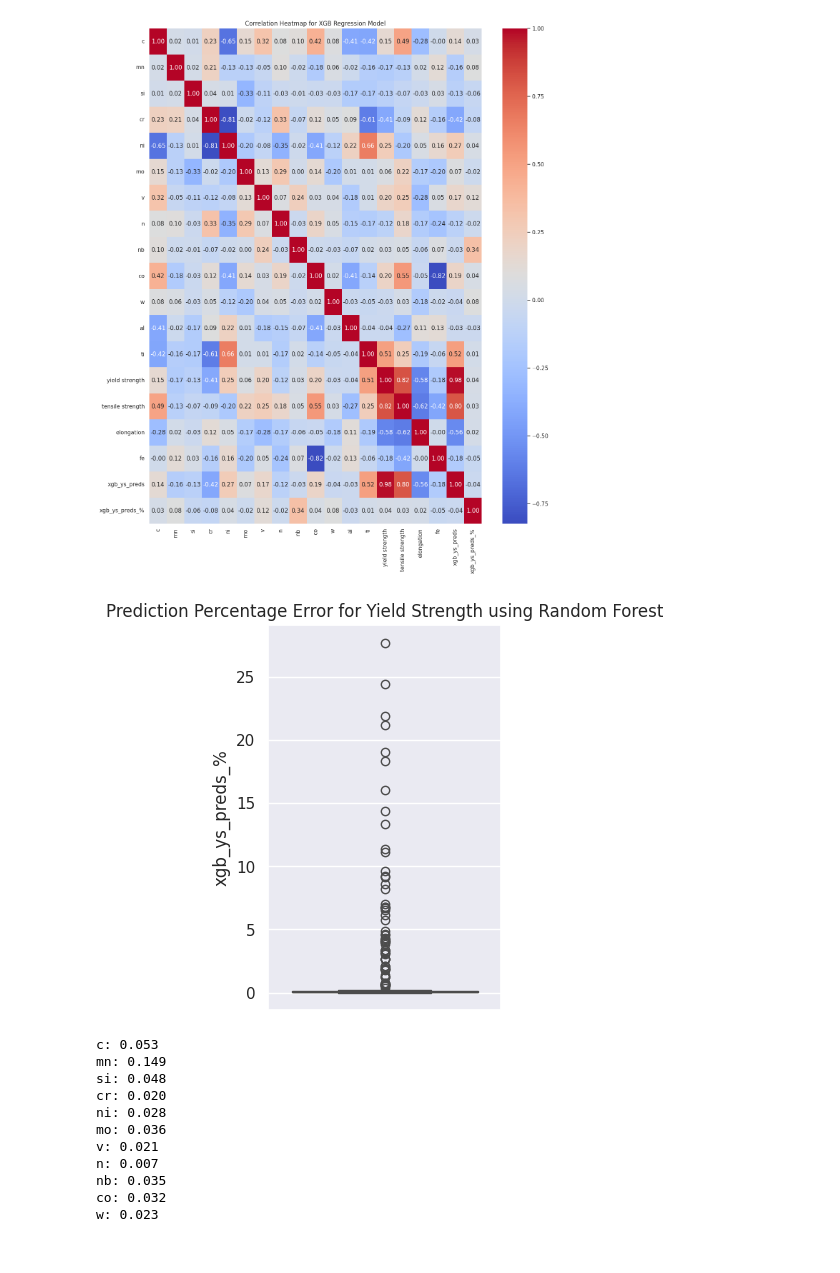
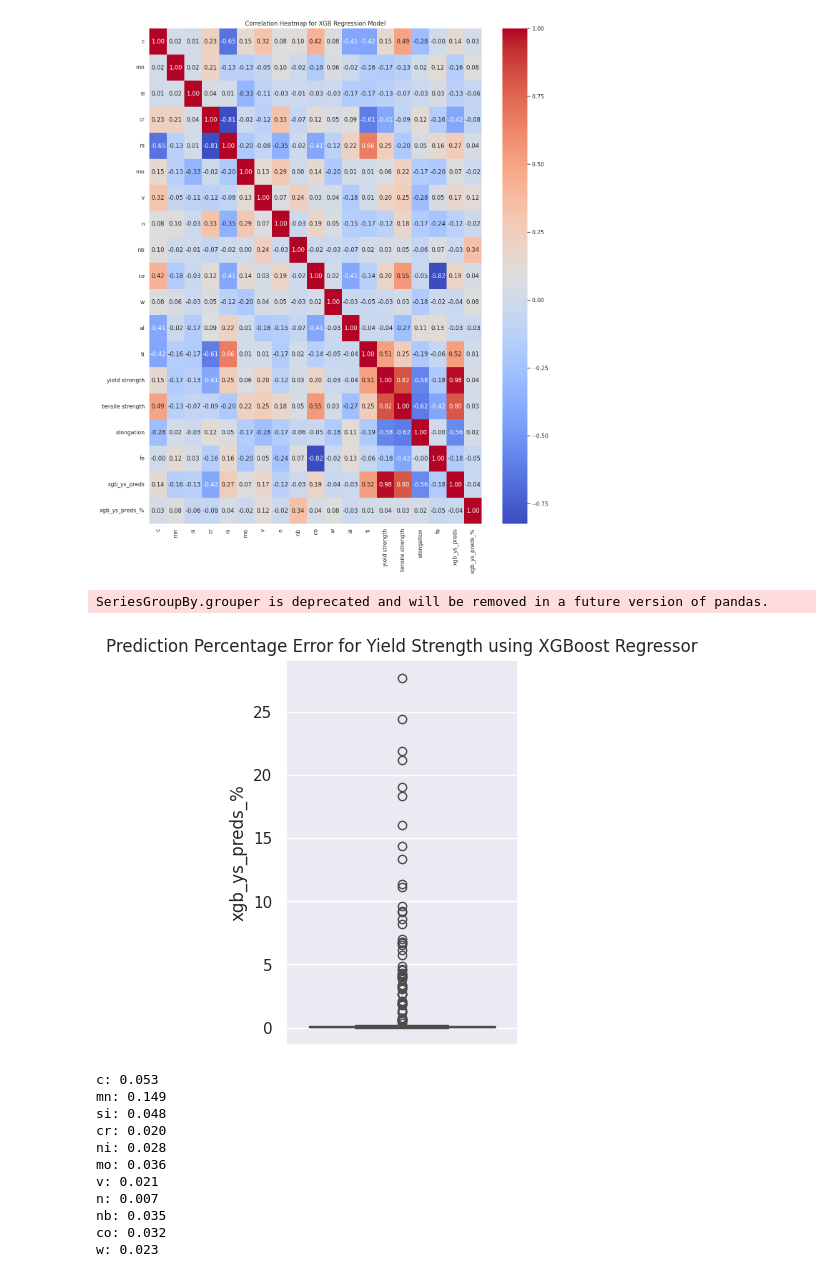
Before and after one commit to JMGErie/Module-24-Final-Capstone-Project, a Jupyter notebook: Steel_XGB_(1).ipynb, the cells around one changed output. Drawn from its saved outputs; the diff is of its cells as text; code cells hidden in the pictures.

```diff
--- a/Steel_XGB_(1).ipynb
+++ b/Steel_XGB_(1).ipynb
@@ -177,11 +177,12 @@ plt.show()
 # %%
 # Create box plot
 plt.figure(figsize=(3, 5))
 sns.boxplot(y=steel["xgb_ys_preds_%"])
-plt.title('Prediction Percentage Error for Yield Strength using Random Forest')
+plt.title('Prediction Percentage Error for Yield Strength using XGBoost Regressor')
 plt.show()
 # %% [output]
+SeriesGroupBy.grouper is deprecated and will be removed in a future version of pandas.
-[figure, old version]
+[figure, new version]
 # %%
 # Getting the feature importances from XGBoost Model
 feature_importances = xgb_model.feature_importances_
```
Also changed, not shown: parts of 2 cells of this notebook.
